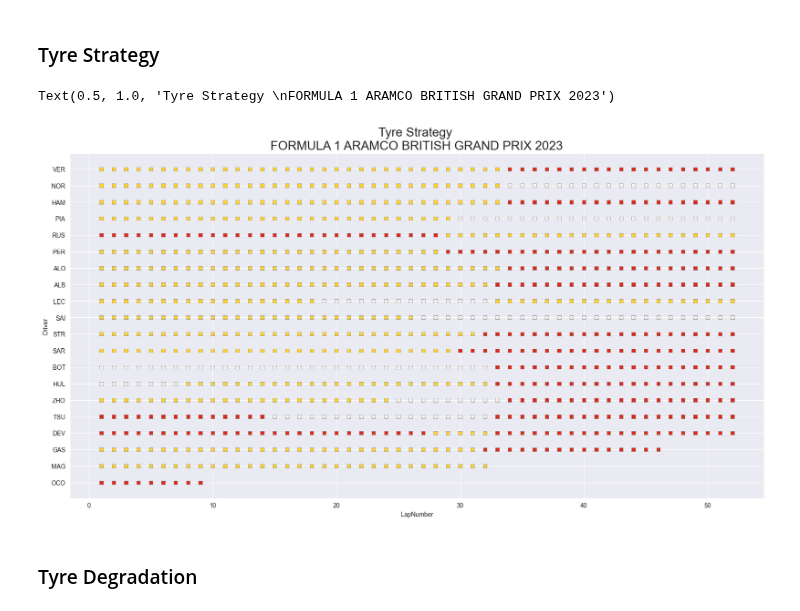
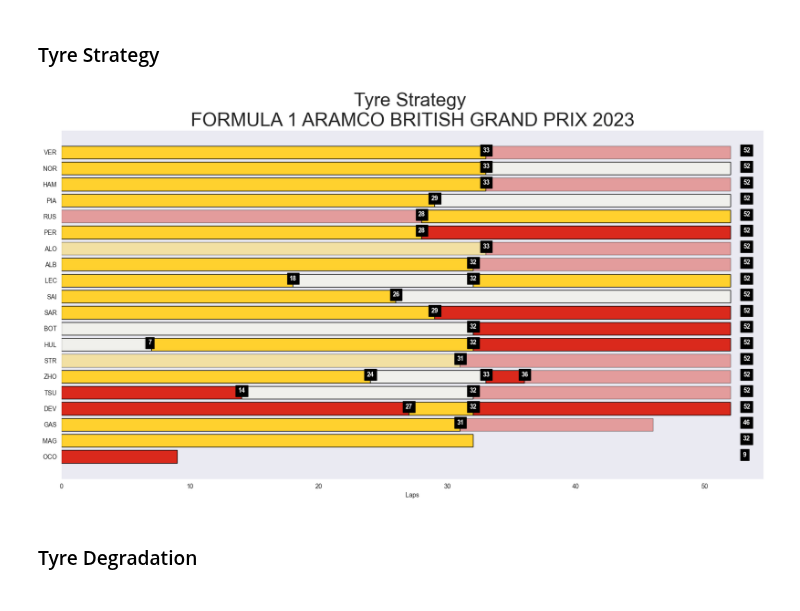
Before and after one commit to edmundhong/formula1-dataanalysis, a Jupyter notebook: Race Analysis.ipynb, the cells around one changed output. Drawn from its saved outputs; the diff is of its cells as text; code cells hidden in the pictures.

Commit message:
revamp chart for Tyre Strategy

```diff
--- a/Race Analysis.ipynb
+++ b/Race Analysis.ipynb
@@ -180,16 +176,37 @@ plt.show()
 [figure]
 # %% [markdown]
 ### Tyre Strategy
-# %%
-# Tyre Stint
-compound_color = {key: '#'+value for key,value in fastf1.plotting.COMPOUND_COLORS.items()}
-
-plt.figure(figsize=(20,10))
-sns.scatterplot(x = df.LapNumber, y = df.Driver, legend = False, hue = df.Compound, palette = compound_color, marker = 's', edgecolor='grey')
-plt.title('Tyre Strategy \n'+race_name,  fontsize=20)
-# %% [output]
-Text(0.5, 1.0, 'Tyre Strategy \nFORMULA 1 ARAMCO BRITISH GRAND PRIX 2023')
-[figure, removed]
+# %%
+fig, ax = plt.subplots(figsize=(20, 10))
+plt.title('Tyre Strategy \n'+race_name,  fontsize=30)
+plt.xlabel('Laps')
+plt.grid(False)
+
+# Tyre Stint
+compound_color = {key: '#'+value for key,value in fastf1.plotting.COMPOUND_COLORS.items()}
+tyre_stint = df.groupby(['Driver','Stint','Compound','FreshTyre']).agg({'LapNumber': 'min', 'TyreLife': 'count'}).reset_index()
+
+for drv in list(race.results.Abbreviation)[::-1]:
+    driver_stints = tyre_stint[tyre_stint['Driver']== drv]
+
+    for idx, row in driver_stints.iterrows():
+        plt.barh(
+            y=drv,
+            width=row["TyreLife"],
+            left=row['LapNumber']-1,
+            color=compound_color[row.Compound],
+            edgecolor="black",
+            fill=True,
+            alpha = 0.4 if not row.FreshTyre else 1,
+            label = row.Compound
+        )
+
+        if not row['LapNumber'] == 1.0:
+            plt.text(row['LapNumber']-1.25, drv, round(row['LapNumber']-1), fontweight='extra bold', backgroundcolor='black', color = 'white')
+
+    plt.text(df.LapNumber.max()+1, drv, driver_stints['TyreLife'].sum(), fontweight='extra bold', backgroundcolor='black', color = 'white')
+# %% [output]
+[figure, added]
 # %% [markdown]
 ### Tyre Degradation
 # %%
```
Also changed, not shown: parts of 1 cell of this notebook.
